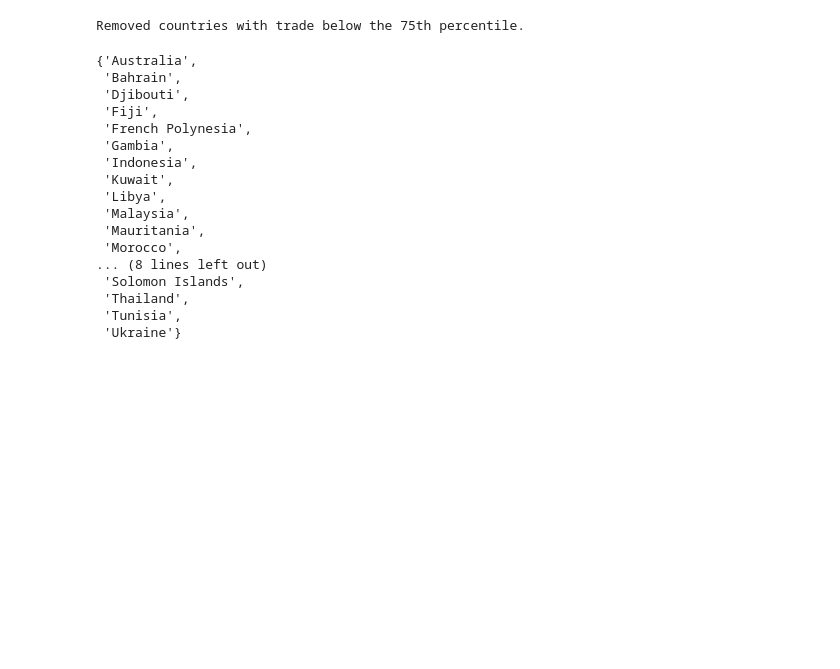
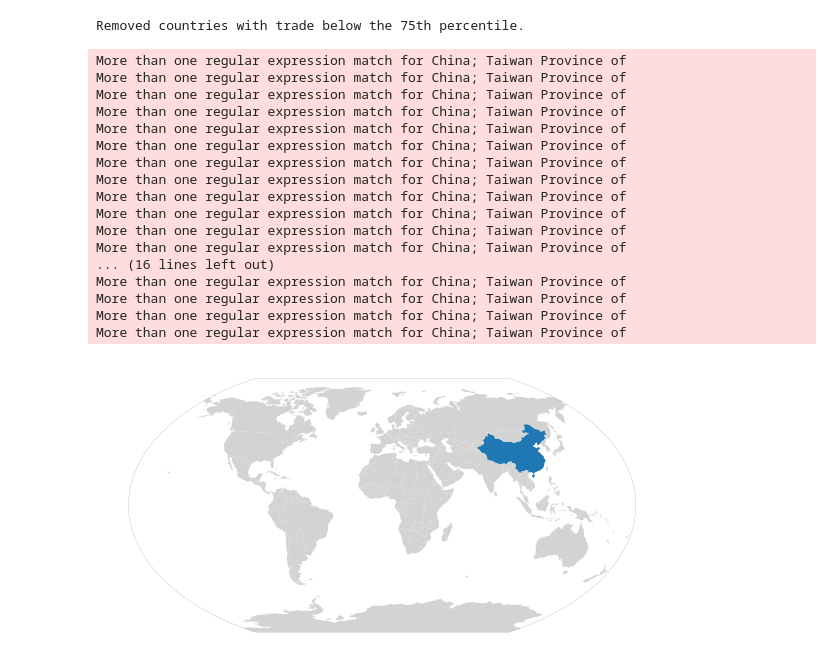
Before and after one commit to lukaszgajewski/pytradeshifts, a Jupyter notebook: scripts/testing.ipynb, the cells around one changed output. Saved outputs shown, nothing was run; the diff lists cells and outputs as text; code cells hidden in the pictures; blank space fills up the shorter version.

```diff
--- a/scripts/testing.ipynb
+++ b/scripts/testing.ipynb
@@ -34,23 +34,24 @@ Removed countries with trade below the 75th percentile.
 Wheat2018.build_graph()
 # %%
 Wheat2018.find_trade_communities()
-# %%
-Wheat2018.trade_communities[7]
-# %% [output]
-{'Australia',
- 'Bahrain',
- 'Djibouti',
- 'Fiji',
- 'French Polynesia',
- 'Gambia',
- 'Indonesia',
- 'Kuwait',
- 'Libya',
- 'Malaysia',
- 'Mauritania',
- 'Morocco',
-... (8 lines left out)
- 'Solomon Islands',
- 'Thailand',
- 'Tunisia',
- 'Ukraine'}
+# %%
+Wheat2018.plot_trade_communities()
+# %% [output]
+More than one regular expression match for China; Taiwan Province of
+More than one regular expression match for China; Taiwan Province of
+More than one regular expression match for China; Taiwan Province of
+More than one regular expression match for China; Taiwan Province of
+More than one regular expression match for China; Taiwan Province of
+More than one regular expression match for China; Taiwan Province of
+More than one regular expression match for China; Taiwan Province of
+More than one regular expression match for China; Taiwan Province of
+More than one regular expression match for China; Taiwan Province of
+More than one regular expression match for China; Taiwan Province of
+More than one regular expression match for China; Taiwan Province of
+More than one regular expression match for China; Taiwan Province of
+... (16 lines left out)
+More than one regular expression match for China; Taiwan Province of
+More than one regular expression match for China; Taiwan Province of
+More than one regular expression match for China; Taiwan Province of
+More than one regular expression match for China; Taiwan Province of
+[figure, added]
```
Also changed, not shown: 10 other files.
